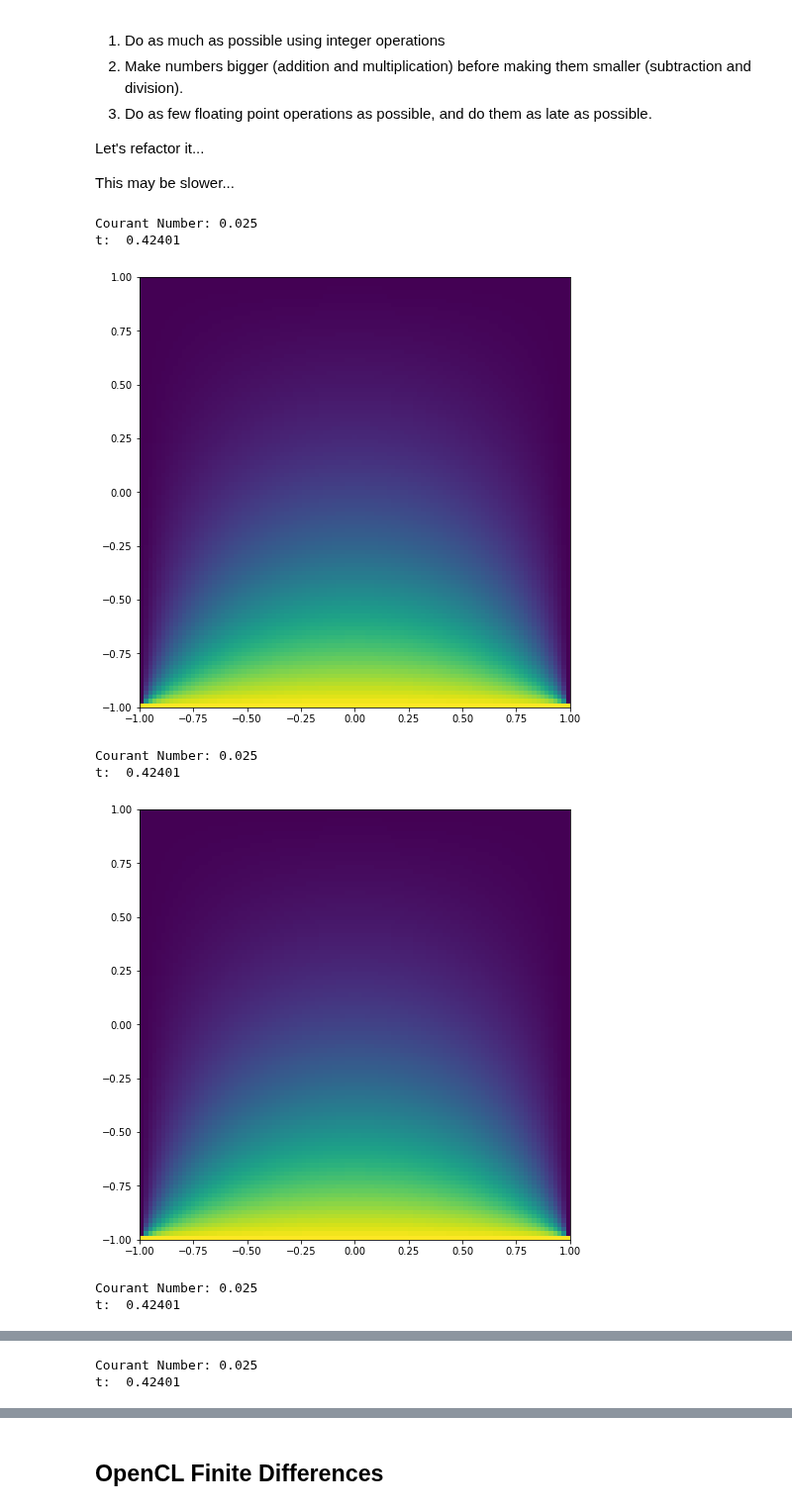
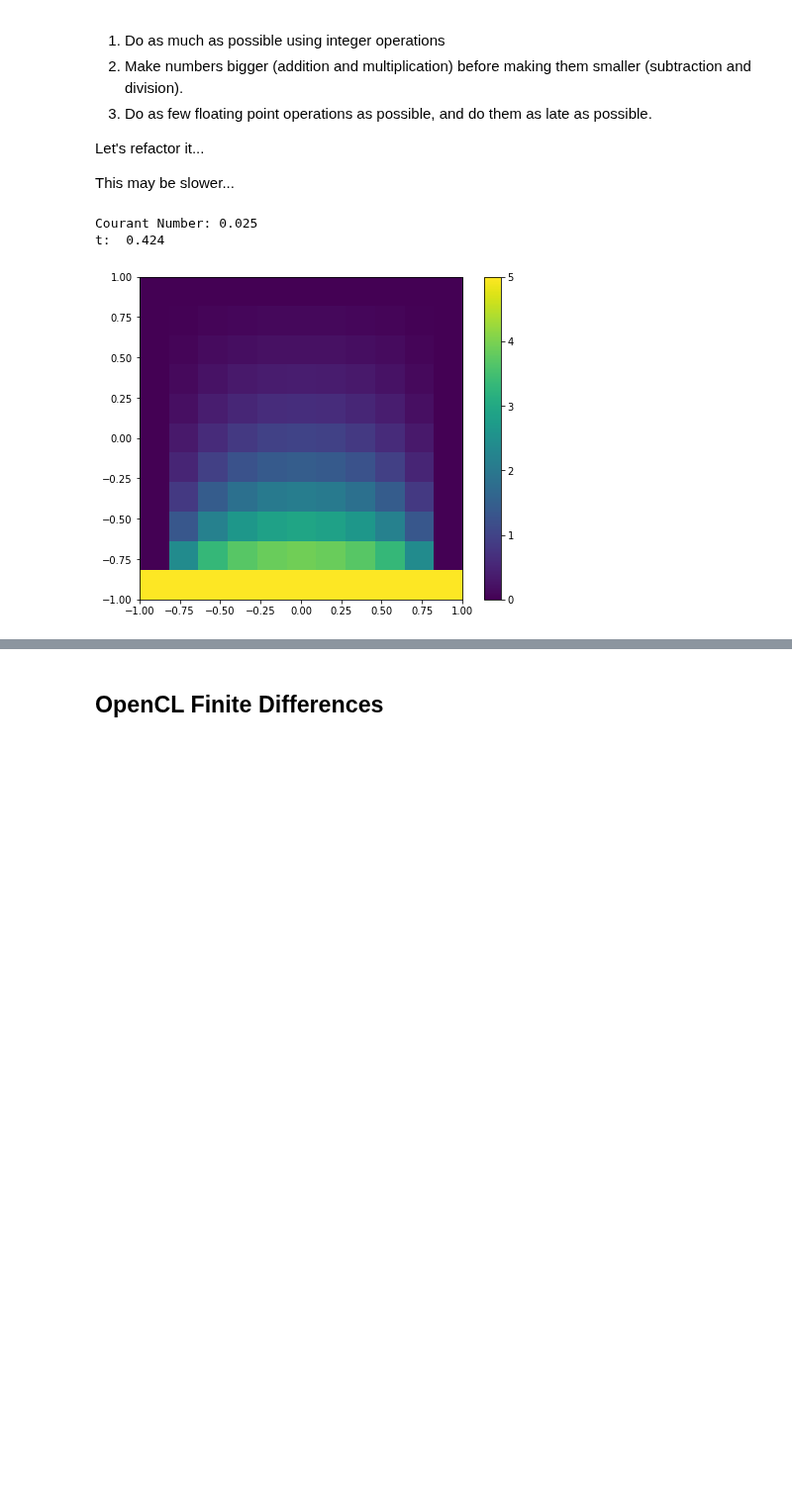
Before and after one commit to johnduffymsc/PHAS0102, a Jupyter notebook: assignment-4.ipynb, the cells around one changed output, grey strips where cells are left out. Shown at 99% size. Saved outputs shown, nothing was run; the diff lists cells and outputs as text; code cells hidden in the pictures; blank space fills up the shorter version.

```diff
--- a/assignment-4.ipynb
+++ b/assignment-4.ipynb
@@ -222,10 +222,10 @@ def timestep(n, u, c):
             v[row, col] = u[row, col] - c * (4 * u[row, col] - u[row - 1, col] - u[row + 1, col] - u[row, col - 1] - u[row, col + 1])
     return v
 # %%
-%%timeit
+#%%timeit
 
-N = 101
-M = 100001
+N = 11
+M = 1001
 
 u = np.zeros((N, N), dtype=np.float64)
 u[0, :] = 5.0
@@ -245,7 +245,8 @@ while u[(N - 1) // 2, (N - 1) // 2] < 1.0:
 
 print("t: ", t)
 
-plt.figure(figsize=(8, 8))
+plt.figure(figsize=(8, 6))
 plt.imshow(u, origin='lower', extent=(-1, 1, -1, 1))
+plt.colorbar()
 plt.show()
 # %% [output]
@@ -287,8 +272,8 @@ Let's refactor it...
 
 This may be slower...
 # %%
-N = 101
-M = 100001
+N = 11
+M = 1001
 # %%
 @njit(parallel=True)
 def timestep(n, u):
@@ -301,30 +286,26 @@ def timestep(n, u):
             v[row, col] = u[row, col] - ((N - 1) * (N - 1) * (4 * u[row, col] - u[row - 1, col] - u[row + 1, col] - u[row, col - 1] - u[row, col + 1])) / (4 * (M - 1))
     return v
 # %%
-%%timeit
+#%%timeit
 
 u = np.zeros((N, N), dtype=np.float64)
 u[0, :] = 5.0
 
 print("Courant Number: {}".format(((N - 1) * (N - 1)) / (4 * (M - 1))))
 
 i = 0
 
 while u[(N - 1) // 2, (N - 1) // 2] < 1.0:
     u = timestep(N, u)
     i += 1
 
 print("t: ", i / (M - 1))
 
-plt.figure(figsize=(8, 8))
+plt.figure(figsize=(8, 6))
 plt.imshow(u, origin='lower', extent=(-1, 1, -1, 1))
+plt.colorbar()
 plt.show()
 # %% [output]
 Courant Number: 0.025
-t:  0.42401
+t:  0.424
-[figure, old version]
+[figure, new version]
-Courant Number: 0.025
-t:  0.42401
-[figure, removed]
-Courant Number: 0.025
-t:  0.42401
@@ -332,2 +311,0 @@ t:  0.42401
-Courant Number: 0.025
-t:  0.42401
```
Also changed, not shown: parts of 11 cells of this notebook, 1 other file.
